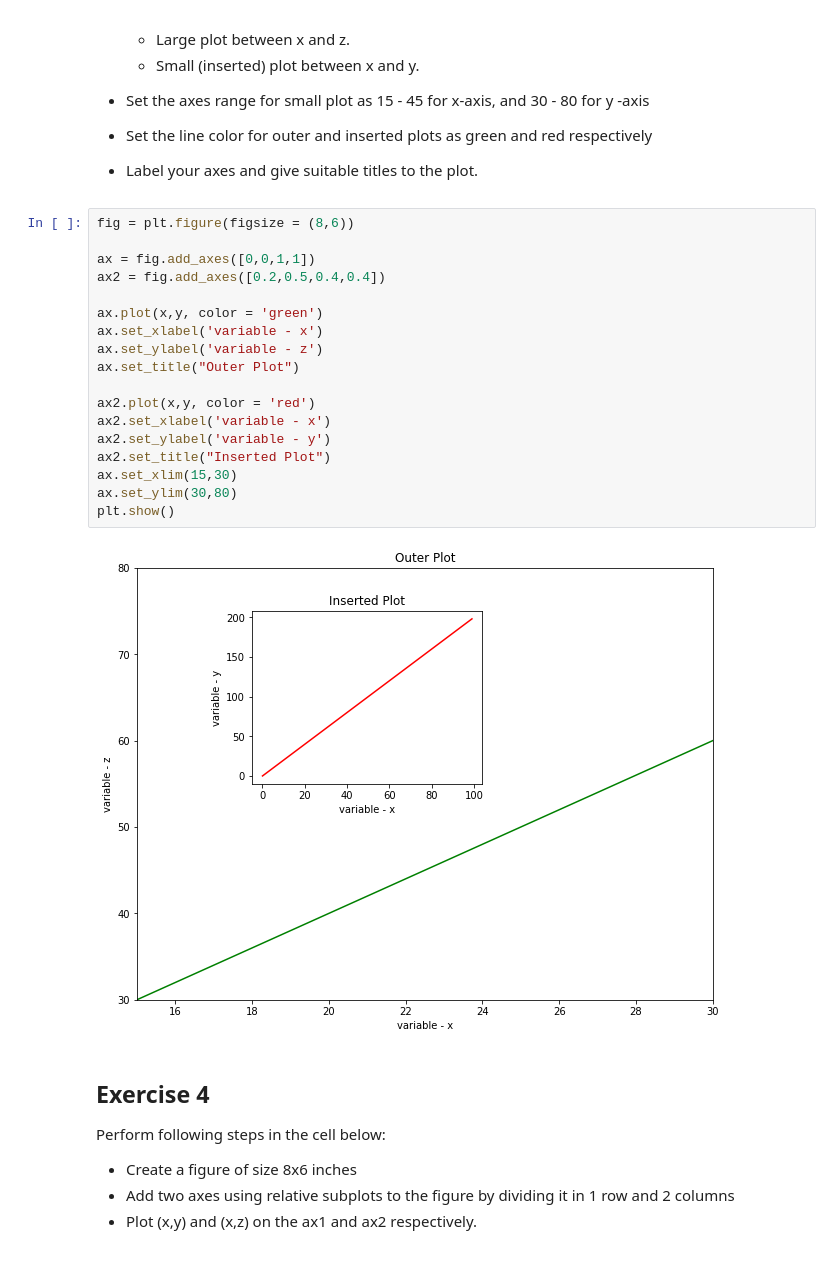
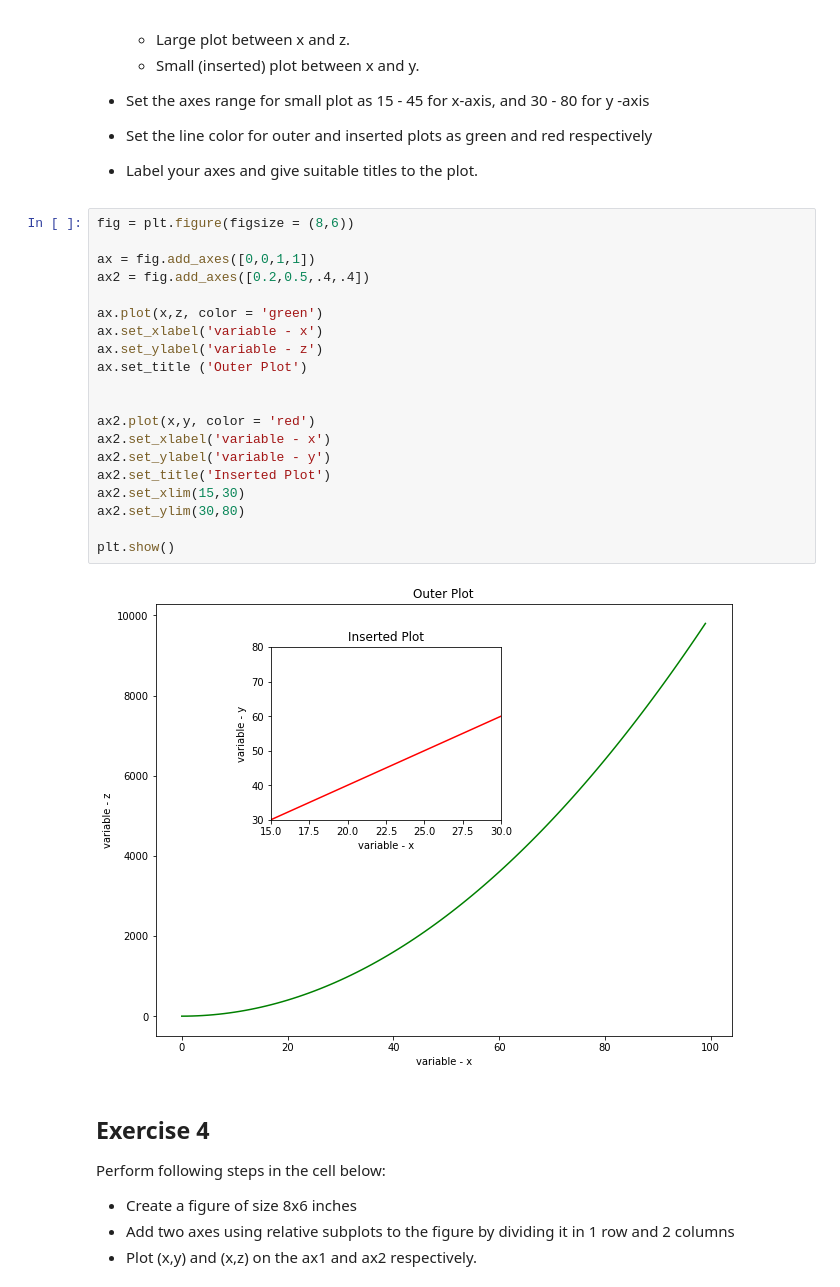
Before and after one commit to andrewwongls/dsc-1-03-13-customizing-visualizations-with-matplotlib-lab-online-ds-sp-000, a Jupyter notebook: index.ipynb, the cells around one changed output. Saved outputs shown, nothing was run; the diff lists cells and outputs as text.

```diff
--- a/index.ipynb
+++ b/index.ipynb
@@ -116,23 +116,25 @@ Perform following tasks in the cell below:
 # %%
 fig = plt.figure(figsize = (8,6))
 
 ax = fig.add_axes([0,0,1,1])
-ax2 = fig.add_axes([0.2,0.5,0.4,0.4])
+ax2 = fig.add_axes([0.2,0.5,.4,.4])
 
-ax.plot(x,y, color = 'green')
+ax.plot(x,z, color = 'green')
 ax.set_xlabel('variable - x')
 ax.set_ylabel('variable - z')
-ax.set_title("Outer Plot")
+ax.set_title ('Outer Plot')
+
 
 ax2.plot(x,y, color = 'red')
 ax2.set_xlabel('variable - x')
 ax2.set_ylabel('variable - y')
-ax2.set_title("Inserted Plot")
-ax.set_xlim(15,30)
-ax.set_ylim(30,80)
+ax2.set_title('Inserted Plot')
+ax2.set_xlim(15,30)
+ax2.set_ylim(30,80)
+
 plt.show()
 # %% [output]
-[figure, old version]
+[figure, new version]
 # %% [markdown]
 ## Exercise 4
 
```
